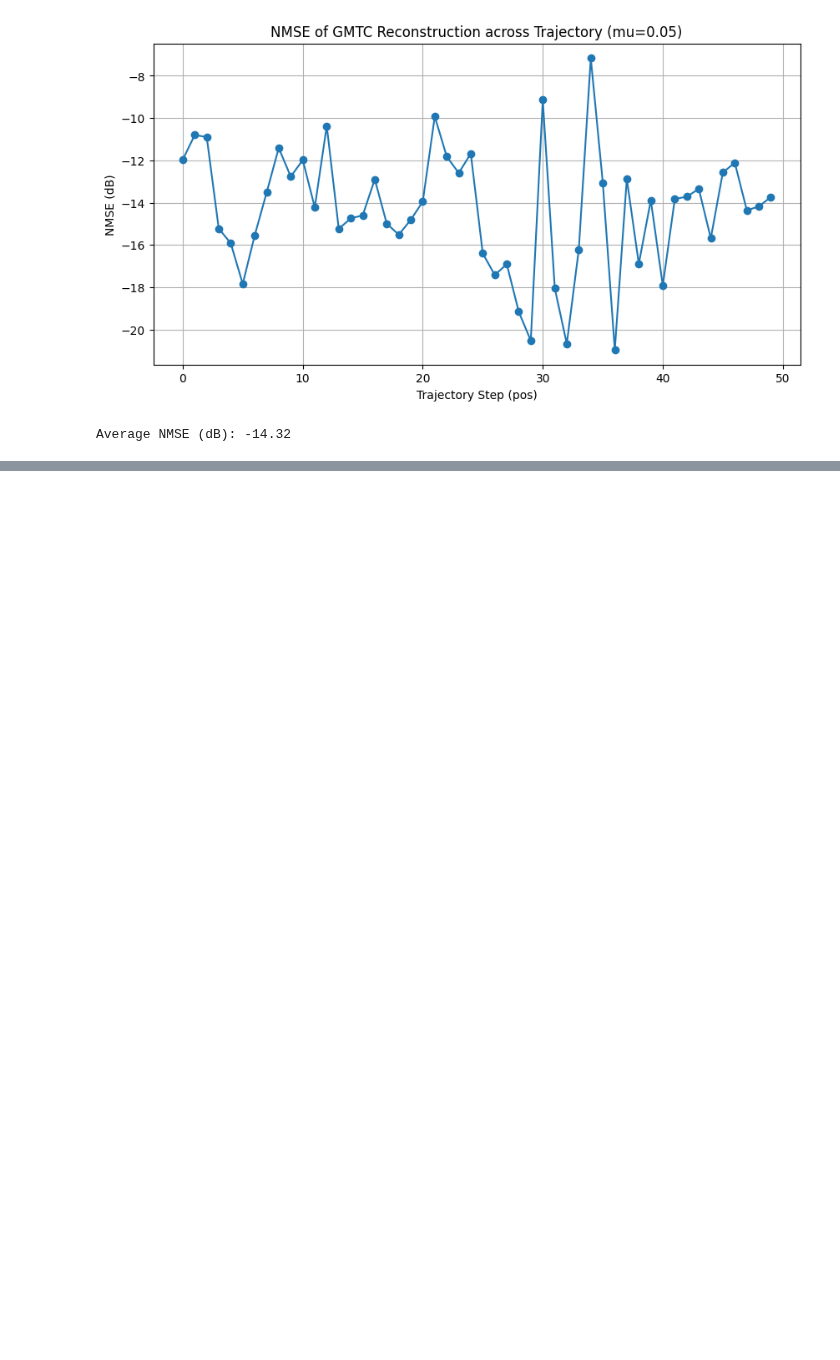
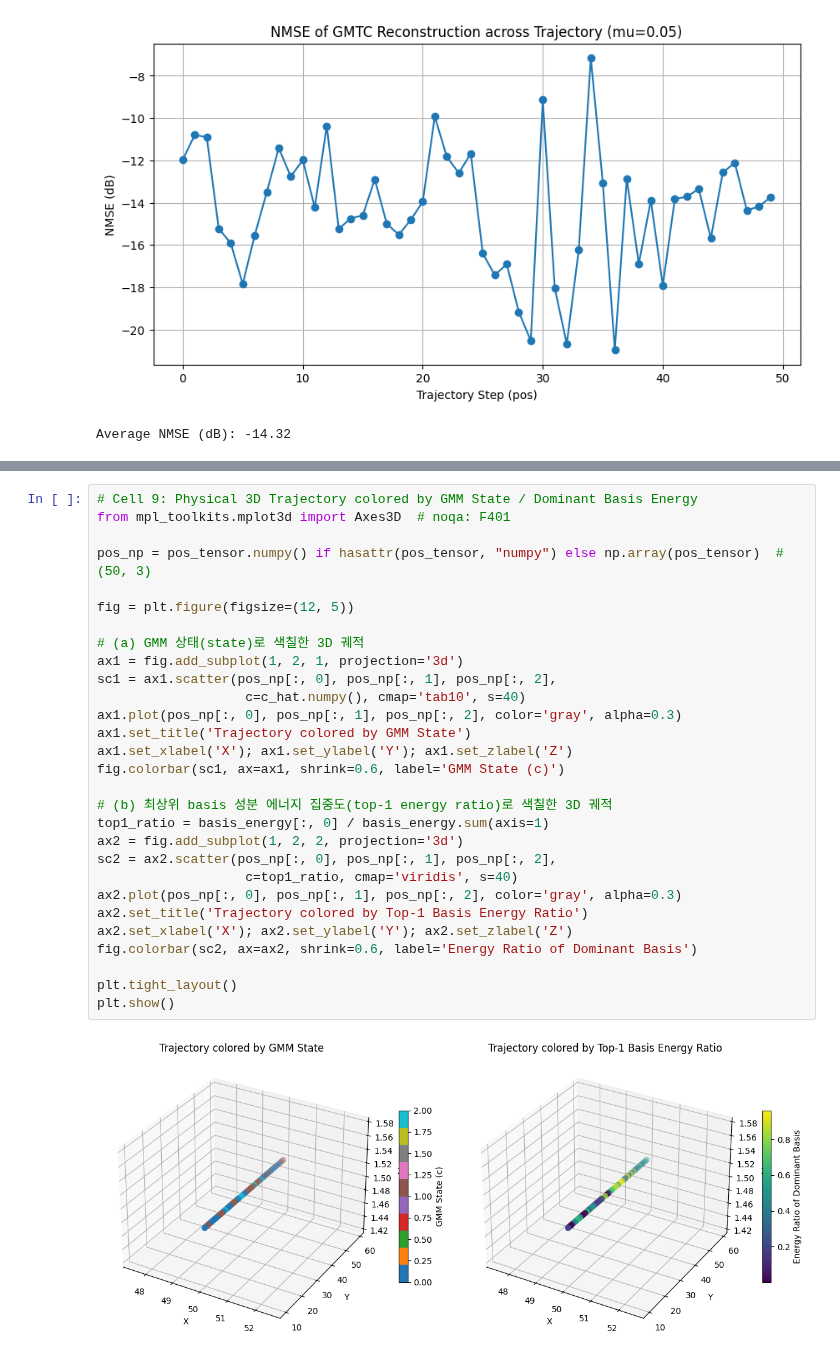
Before and after one commit to EoJinS/SNIC2026, a Jupyter notebook: experiments/covariance_visualization.ipynb, the cells around one changed output, grey strips where cells are left out. Drawn from its saved outputs; the diff is of its cells as text; blank space fills up the shorter version.

```diff
--- a/experiments/covariance_visualization.ipynb
+++ b/experiments/covariance_visualization.ipynb
@@ -223,0 +279,31 @@ Average NMSE (dB): -14.32
+# %%
+# Cell 9: Physical 3D Trajectory colored by GMM State / Dominant Basis Energy
+from mpl_toolkits.mplot3d import Axes3D  # noqa: F401
+
+pos_np = pos_tensor.numpy() if hasattr(pos_tensor, "numpy") else np.array(pos_tensor)  # (50, 3)
+
+fig = plt.figure(figsize=(12, 5))
+
+# (a) GMM 상태(state)로 색칠한 3D 궤적
+ax1 = fig.add_subplot(1, 2, 1, projection='3d')
+sc1 = ax1.scatter(pos_np[:, 0], pos_np[:, 1], pos_np[:, 2],
+                   c=c_hat.numpy(), cmap='tab10', s=40)
+ax1.plot(pos_np[:, 0], pos_np[:, 1], pos_np[:, 2], color='gray', alpha=0.3)
+ax1.set_title('Trajectory colored by GMM State')
+ax1.set_xlabel('X'); ax1.set_ylabel('Y'); ax1.set_zlabel('Z')
+fig.colorbar(sc1, ax=ax1, shrink=0.6, label='GMM State (c)')
+
+# (b) 최상위 basis 성분 에너지 집중도(top-1 energy ratio)로 색칠한 3D 궤적
+top1_ratio = basis_energy[:, 0] / basis_energy.sum(axis=1)
+ax2 = fig.add_subplot(1, 2, 2, projection='3d')
+sc2 = ax2.scatter(pos_np[:, 0], pos_np[:, 1], pos_np[:, 2],
+                   c=top1_ratio, cmap='viridis', s=40)
+ax2.plot(pos_np[:, 0], pos_np[:, 1], pos_np[:, 2], color='gray', alpha=0.3)
+ax2.set_title('Trajectory colored by Top-1 Basis Energy Ratio')
+ax2.set_xlabel('X'); ax2.set_ylabel('Y'); ax2.set_zlabel('Z')
+fig.colorbar(sc2, ax=ax2, shrink=0.6, label='Energy Ratio of Dominant Basis')
+
+plt.tight_layout()
+plt.show()
+# %% [output]
+[figure, added]
```
Also changed, not shown: parts of 4 cells of this notebook.
